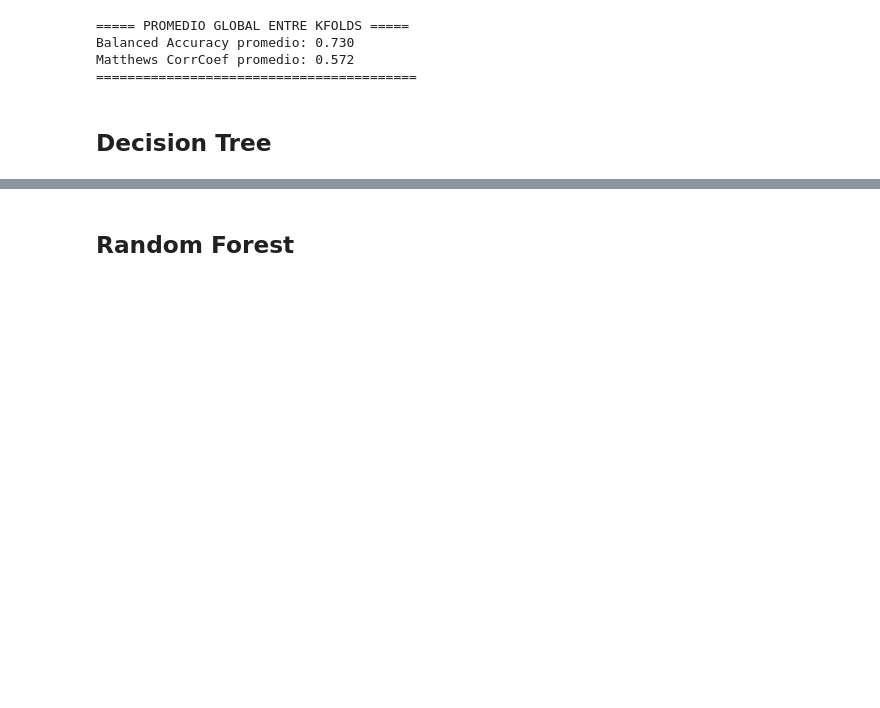
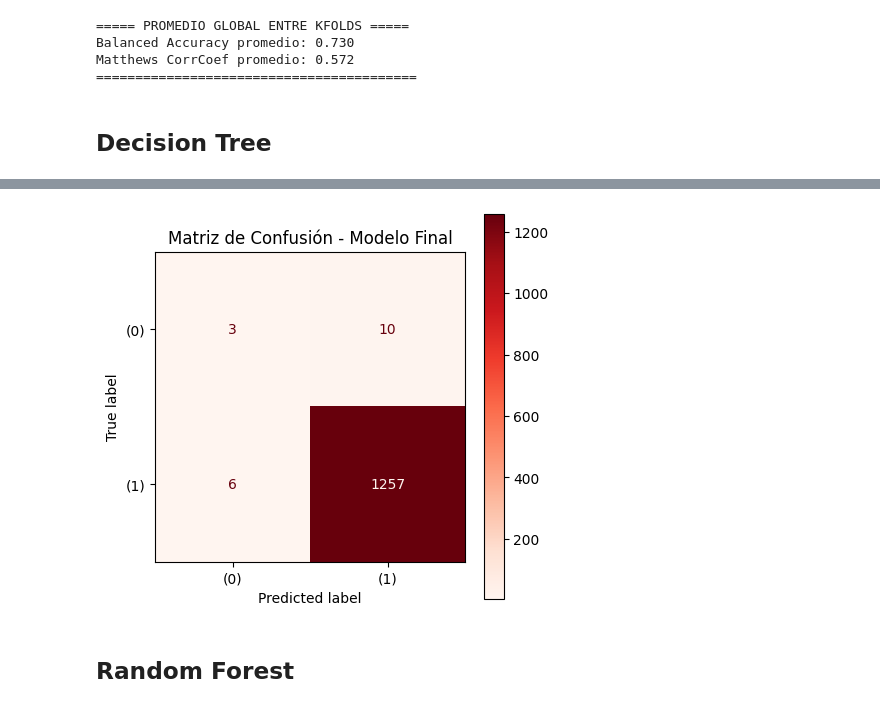
Before and after one commit to JeiGeek/ia1-LosPandas-prediccion_rendimiento_estudiantil, a Jupyter notebook: 02_Supervised_learning.ipynb, the cells around one changed output, grey strips where cells are left out. Cells and saved outputs as stored; diff of their text form; code cells hidden in the pictures; blank space fills up the shorter version.

```diff
--- a/02_Supervised_learning.ipynb
+++ b/02_Supervised_learning.ipynb
@@ -379,0 +309,13 @@ Matthews CorrCoef: 0.351
+# %%
+# Entrenamiento del modelo fina con todo el x_train y evaluar con el test
+mejor_modelo.fit(X_train, y_train)
+y_pred = mejor_modelo.predict(X_test)
+
+balanced_acc_final = balanced_accuracy_score(y_test, y_pred)
+mcc_final = matthews_corrcoef(y_test, y_pred)
+
+print("\nEvaluación final:")
+print("Balanced Accuracy:", round(balanced_acc_final, 4))
+print("Matthews Corrcoef:", round(mcc_final, 4))
+print("\nClassification Report:")
+print(classification_report(y_test, y_pred))
@@ -380,3 +336,24 @@ Matthews CorrCoef: 0.351
+# %%
+# Calcular matriz de confusión
+cm = confusion_matrix(y_test, y_pred)
+
+# Creacion del display
+disp = ConfusionMatrixDisplay(
+    confusion_matrix=cm,
+    display_labels=["(0)", "(1)"]
+)
+
+# Graficar
+fig, ax = plt.subplots(figsize=(5, 5))
+disp.plot(
+    cmap="Reds",
+    values_format="d",
+    ax=ax
+)
+plt.title("Matriz de Confusión - Modelo Final")
+plt.show()
+# %% [output]
+[figure, added]
 # %% [markdown]
 ## **Random Forest**
 # %% [markdown]
```
Also changed, not shown: parts of 13 cells of this notebook.
